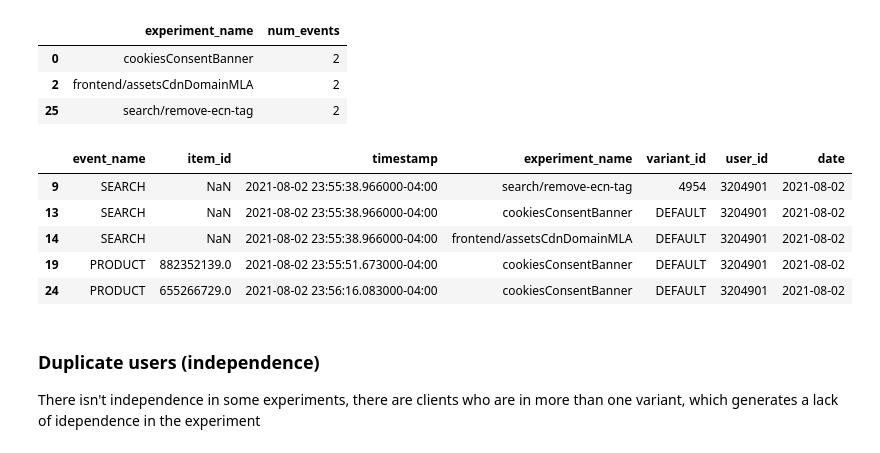
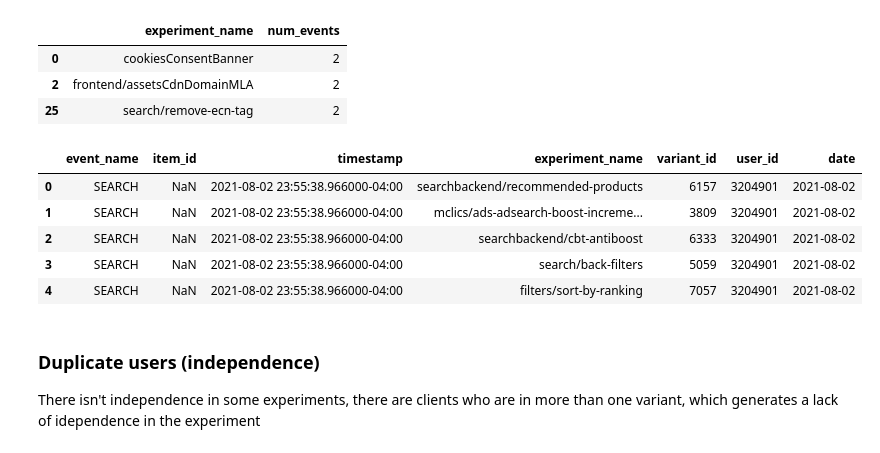
Before and after one commit to Cristhianrg1/experiments_ab_testing, a Jupyter notebook: notebooks/data_cleaning.ipynb, the cells around one changed output. Drawn from its saved outputs; the diff is of its cells as text; code cells hidden in the pictures.

```diff
--- a/notebooks/data_cleaning.ipynb
+++ b/notebooks/data_cleaning.ipynb
@@ -16,3 +32,3 @@ from modules.hypothesis_tester import determine_winner
 # %%
-data = pd.read_csv('./data/experiments_dataset.csv')
+data = pd.read_csv('./data/raw_data/experiments_dataset.csv')
 processor = ExperimentProcessor(data)
@@ -56,14 +81,14 @@ filtered_data.groupby(["experiment_name"])["event_name"].nunique().reset_index(n
 | 2 | frontend/assetsCdnDomainMLA | 2 |
 | 25 | search/remove-ecn-tag | 2 |
 # %%
-filtered_data[filtered_data["experiment_name"].isin(["cookiesConsentBanner","frontend/assetsCdnDomainMLA", "search/remove-ecn-tag"])].head()
+filtered_data[~filtered_data["experiment_name"].isin(["cookiesConsentBanner","frontend/assetsCdnDomainMLA", "search/remove-ecn-tag"])].head()
 # %% [output]
 |  | event_name | item_id | timestamp | experiment_name | variant_id | user_id | date |
-| 9 | SEARCH | NaN | 2021-08-02 23:55:38.966000-04:00 | search/remove-ecn-tag | 4954 | 3204901 | 2021-08-02 |
-| 13 | SEARCH | NaN | 2021-08-02 23:55:38.966000-04:00 | cookiesConsentBanner | DEFAULT | 3204901 | 2021-08-02 |
-| 14 | SEARCH | NaN | 2021-08-02 23:55:38.966000-04:00 | frontend/assetsCdnDomainMLA | DEFAULT | 3204901 | 2021-08-02 |
-| 19 | PRODUCT | 882352139.0 | 2021-08-02 23:55:51.673000-04:00 | cookiesConsentBanner | DEFAULT | 3204901 | 2021-08-02 |
-| 24 | PRODUCT | 655266729.0 | 2021-08-02 23:56:16.083000-04:00 | cookiesConsentBanner | DEFAULT | 3204901 | 2021-08-02 |
+| 0 | SEARCH | NaN | 2021-08-02 23:55:38.966000-04:00 | searchbackend/recommended-products | 6157 | 3204901 | 2021-08-02 |
+| 1 | SEARCH | NaN | 2021-08-02 23:55:38.966000-04:00 | mclics/ads-adsearch-boost-increme... | 3809 | 3204901 | 2021-08-02 |
+| 2 | SEARCH | NaN | 2021-08-02 23:55:38.966000-04:00 | searchbackend/cbt-antiboost | 6333 | 3204901 | 2021-08-02 |
+| 3 | SEARCH | NaN | 2021-08-02 23:55:38.966000-04:00 | search/back-filters | 5059 | 3204901 | 2021-08-02 |
+| 4 | SEARCH | NaN | 2021-08-02 23:55:38.966000-04:00 | filters/sort-by-ranking | 7057 | 3204901 | 2021-08-02 |
 # %% [markdown]
 ### Duplicate users (independence)
 
```
Also changed, not shown: parts of 8 cells of this notebook, 16 other files.
